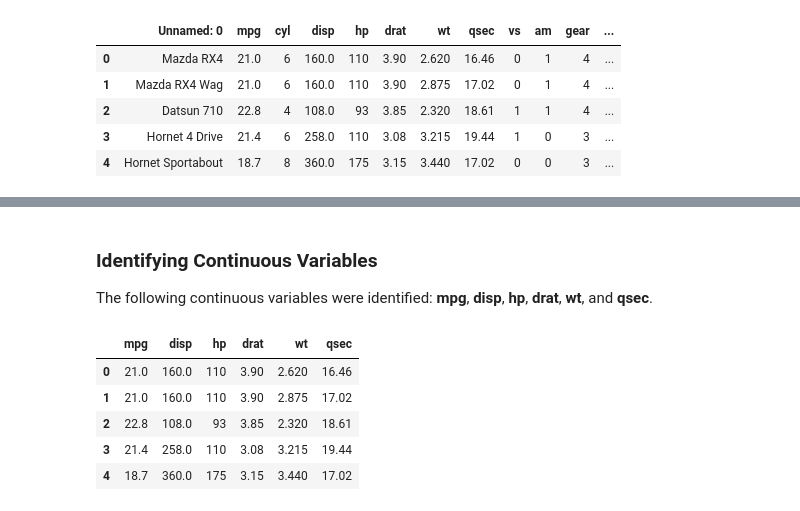
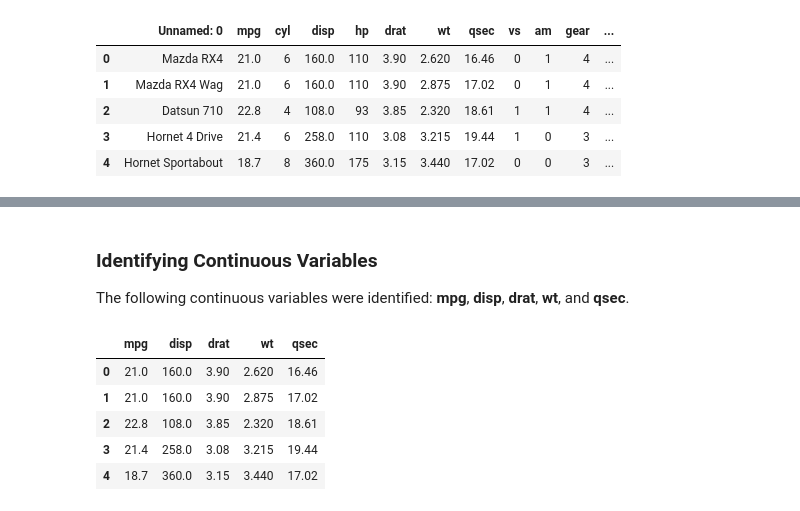
Before and after one commit to hutuhehe/EDS-machine-learning-, a Jupyter notebook: Lecture_5_Linear_Regression.ipynb, the cells around one changed output, grey strips where cells are left out. Drawn from its saved outputs; the diff is of its cells as text; code cells hidden in the pictures.

```diff
--- a/Lecture_5_Linear_Regression.ipynb
+++ b/Lecture_5_Linear_Regression.ipynb
@@ -645,19 +683,19 @@ mtcars_data.head()
 # %% [markdown]
 
 ### Identifying Continuous Variables
-The following continuous variables were identified: **mpg**, **disp**, **hp**, **drat**, **wt**, and **qsec**.
+The following continuous variables were identified: **mpg**, **disp**, **drat**, **wt**, and **qsec**.
 # %%
 # Select continuous numerical variables
-mtcars_data = mtcars_data[['mpg', 'disp', 'hp', 'drat', 'wt', 'qsec']]
+mtcars_data = mtcars_data[['mpg', 'disp', 'drat', 'wt', 'qsec']]
 
 mtcars_data.head()
 # %% [output]
-|  | mpg | disp | hp | drat | wt | qsec |
-| 0 | 21.0 | 160.0 | 110 | 3.90 | 2.620 | 16.46 |
-| 1 | 21.0 | 160.0 | 110 | 3.90 | 2.875 | 17.02 |
-| 2 | 22.8 | 108.0 | 93 | 3.85 | 2.320 | 18.61 |
-| 3 | 21.4 | 258.0 | 110 | 3.08 | 3.215 | 19.44 |
-| 4 | 18.7 | 360.0 | 175 | 3.15 | 3.440 | 17.02 |
+|  | mpg | disp | drat | wt | qsec |
+| 0 | 21.0 | 160.0 | 3.90 | 2.620 | 16.46 |
+| 1 | 21.0 | 160.0 | 3.90 | 2.875 | 17.02 |
+| 2 | 22.8 | 108.0 | 3.85 | 2.320 | 18.61 |
+| 3 | 21.4 | 258.0 | 3.08 | 3.215 | 19.44 |
+| 4 | 18.7 | 360.0 | 3.15 | 3.440 | 17.02 |
 # %%
 mtcars_data.describe()
 # %% [output]
```
Also changed, not shown: parts of 15 cells of this notebook.
